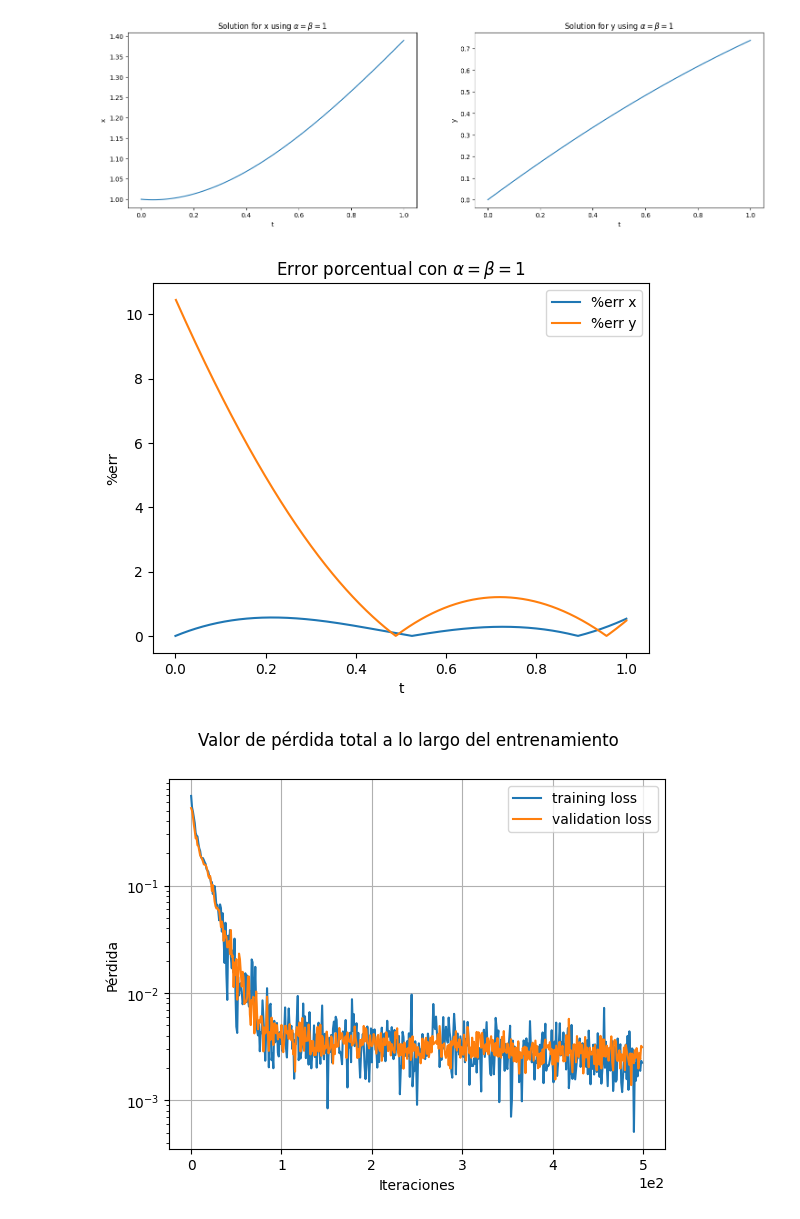
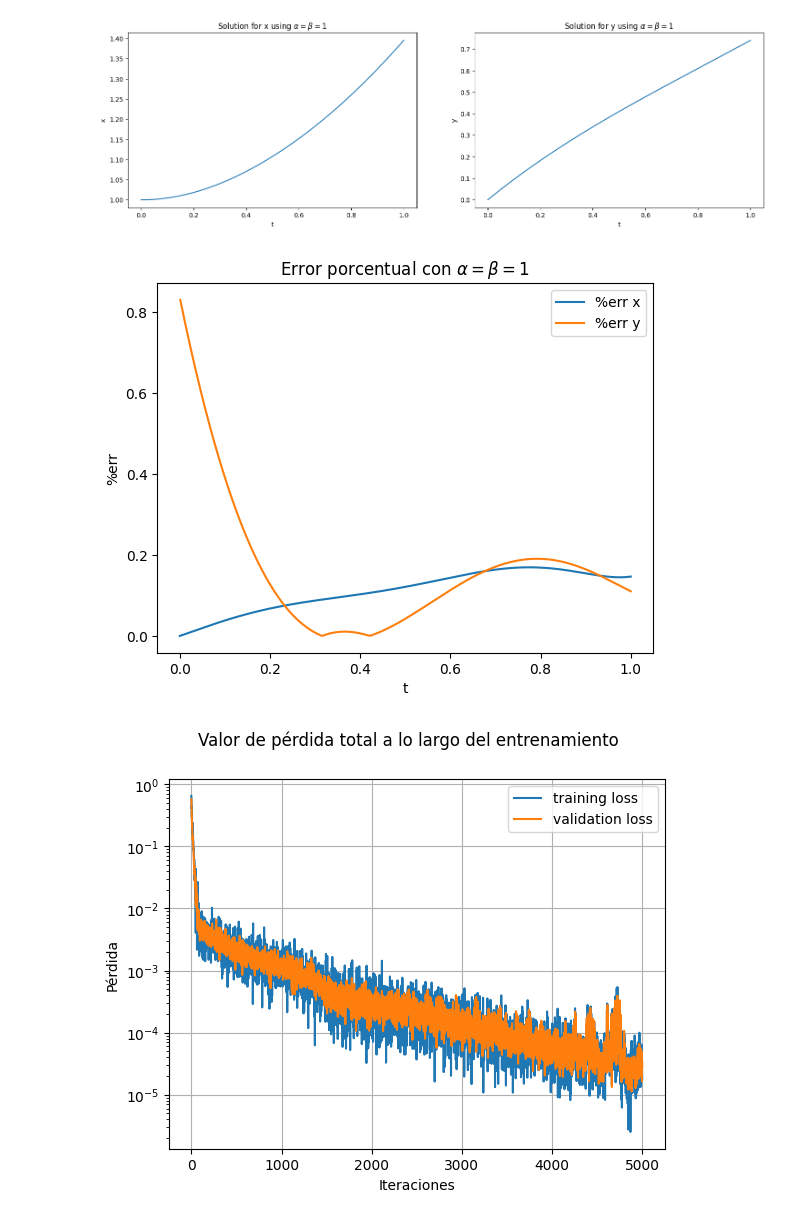
Before and after one commit to Lautaro-Silva/Redes-Neuronales-con-Aplicaciones-Astrofisicas, a Jupyter notebook: Practica 3/Practica3_PINNs_Lautaro_Silva.ipynb, the cells around one changed output. Saved outputs shown, nothing was run; the diff lists cells and outputs as text; code cells hidden in the pictures.

```diff
--- a/Practica 3/Practica3_PINNs_Lautaro_Silva.ipynb
+++ b/Practica 3/Practica3_PINNs_Lautaro_Silva.ipynb
@@ -110,4 +110,9 @@ solver = BundleSolver1D(
     loss_fn=loss,
 )
 # %%
-solver.fit(max_epochs=500)
+# Entrenamiento
+start_time = time.time()
+solver.fit(max_epochs=5000)
+end_time = time.time()
+elapsed = end_time - start_time
+print(f"Tiempo de entrenamiento: {elapsed:.2f} segundos")
@@ -136,35 +143,35 @@ plt.show()
 # %%
 # Solucion Analitica para x(t)
 def sol_exacta(t):
     primer_termino = (1 + np.sqrt(5)) * np.exp((-1 + np.sqrt(5)) * t / 2)
     segundo_termino = (-1 + np.sqrt(5)) * np.exp((-1 - np.sqrt(5)) * t / 2)
     return (1 / (2 * np.sqrt(5))) * (primer_termino + segundo_termino)
 
-x_exact = sol_exacta(ts)
+x_exact = sol_exacta(t)
 
 # Solucion Analitica para x'(t)
 def sol_exacta_derivada(t):
     der_1 = (-1 + np.sqrt(5)) / 2
     der_2 = (-1 - np.sqrt(5)) / 2
     primer_termino = (1 + np.sqrt(5)) * der_1 * np.exp(der_1 * t)
     segundo_termino = (-1 + np.sqrt(5)) * der_2 * np.exp(der_2 * t)
     return (1 / (2 * np.sqrt(5))) * (primer_termino + segundo_termino)
 
-y_exact = sol_exacta_derivada(ts)
+y_exact = sol_exacta_derivada(t)
 
 perc_err_x = 100 * np.abs(x - x_exact)/np.abs(x_exact)
 perc_err_y = 100 * np.abs(y - y_exact)/np.abs(y_exact)
 
 plt.figure()
-plt.plot(ts, perc_err_x, label = '%err x')
-plt.plot(ts, perc_err_y, label = '%err y')
+plt.plot(t, perc_err_x, label = '%err x')
+plt.plot(t, perc_err_y, label = '%err y')
 plt.xlabel('t')
 plt.ylabel('%err')
 plt.title(r'Error porcentual con $\alpha = \beta= 1$')
 plt.legend()
 plt.show()
 # %% [output]
-[figure, old version]
+[figure, new version]
 # %%
 plt.figure()
 perdida_train = solver.metrics_history['train_loss']
@@ -179,4 +186,4 @@ plt.legend()
 plt.suptitle('Valor de pérdida total a lo largo del entrenamiento')
 plt.show()
 # %% [output]
-[figure, old version]
+[figure, new version]
```
Also changed, not shown: parts of 12 cells of this notebook, 1 other file.
